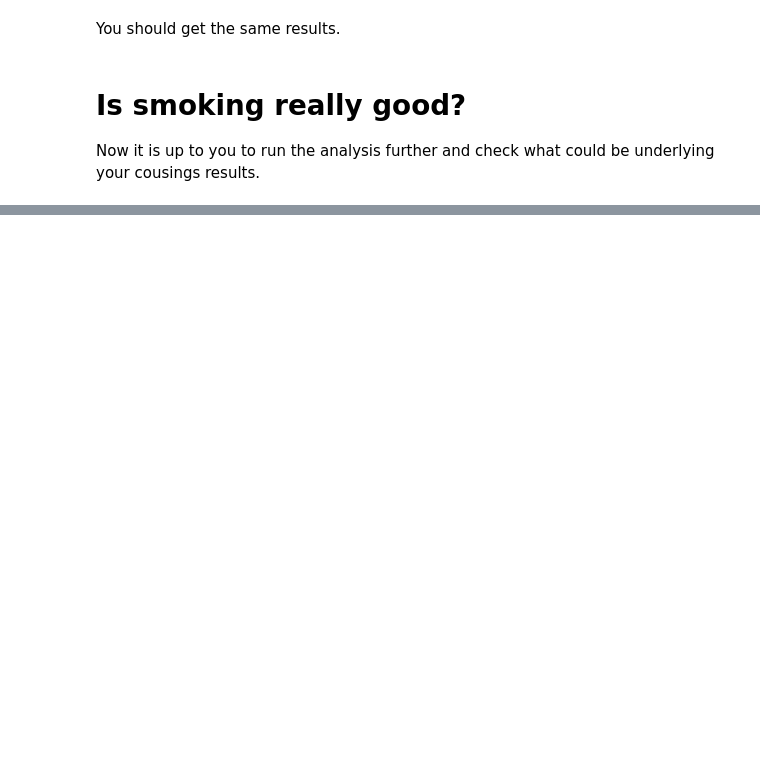
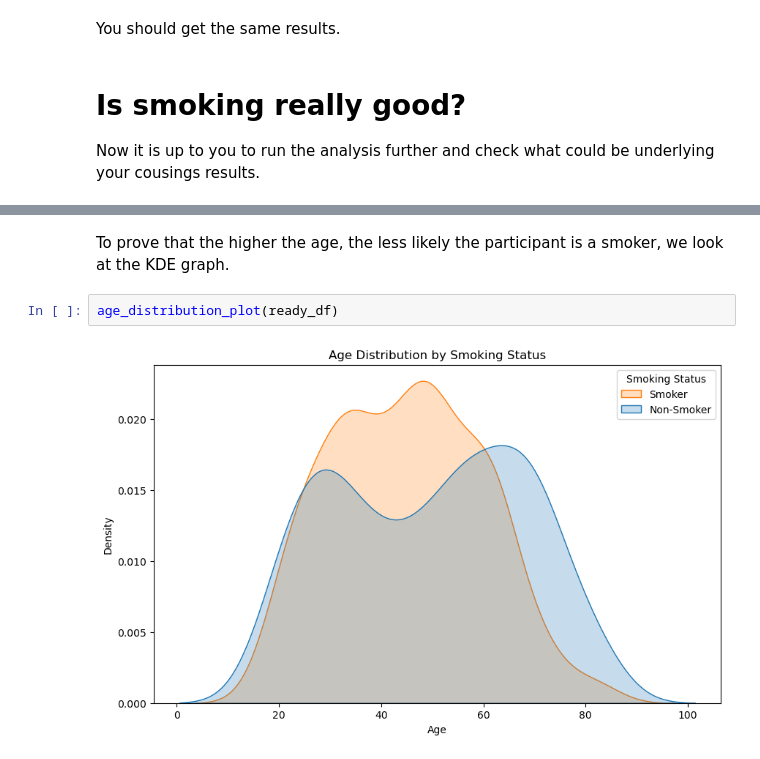
Before and after one commit to nflint-git/ps_2_ex2_smoking_is_bad, a Jupyter notebook: smoking_is_bad.ipynb, the cells around one changed output, grey strips where cells are left out. Cells and saved outputs as stored; diff of their text form; blank space fills up the shorter version.

```diff
--- a/smoking_is_bad.ipynb
+++ b/smoking_is_bad.ipynb
@@ -64,0 +99,6 @@ Now it is up to you to run the analysis further and check what could be underlyi
+# %% [markdown]
+To prove that the higher the age, the less likely the participant is a smoker, we look at the KDE graph.
+# %%
+age_distribution_plot(ready_df)
+# %% [output]
+[figure, added]
```
Also changed, not shown: parts of 22 cells of this notebook, 3 other files.
